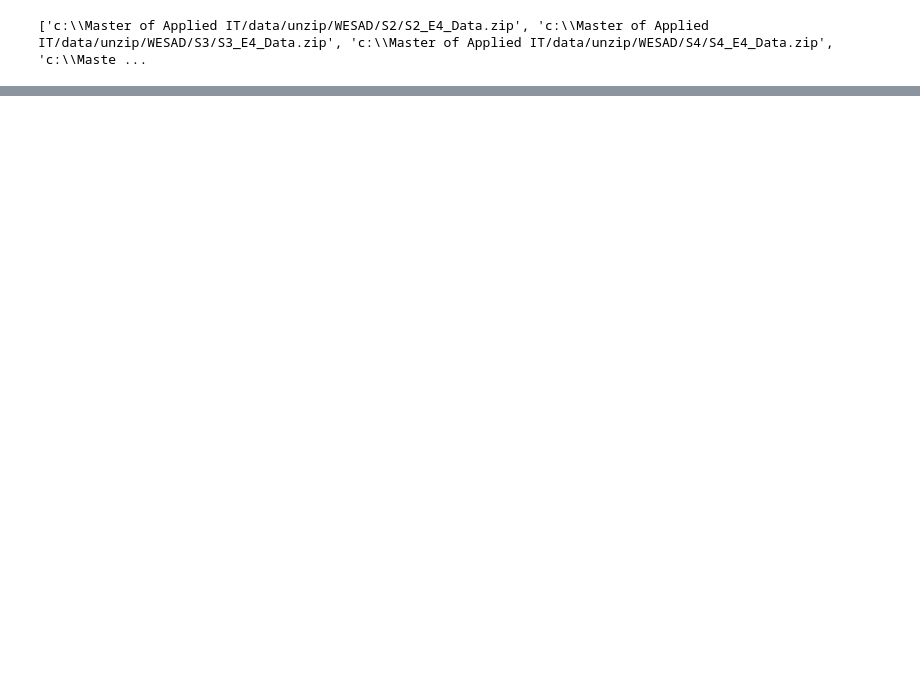
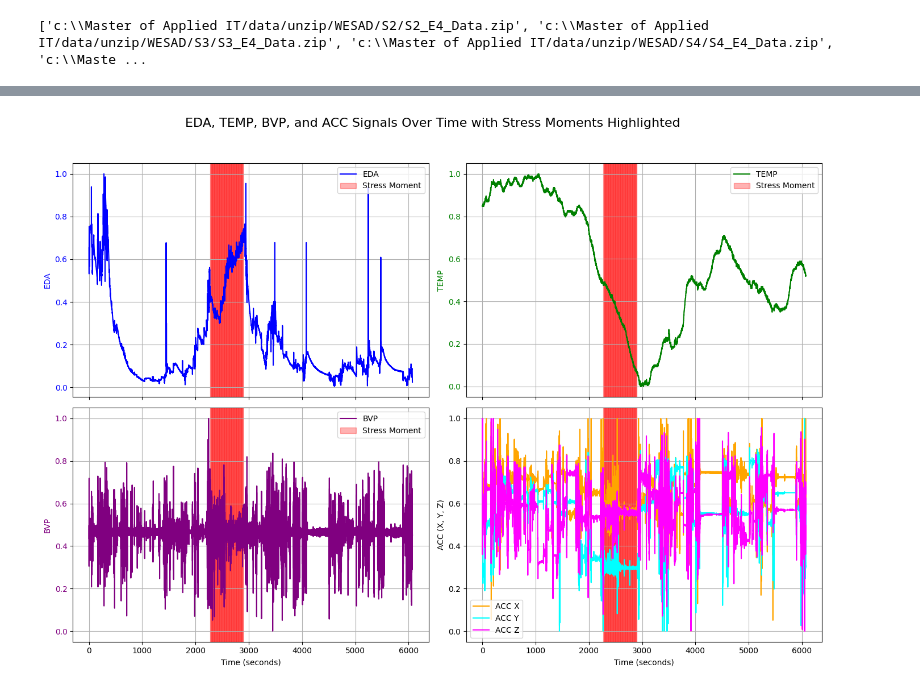
Before and after one commit to markgoertz/Convolutional-Neural-Network-on-Electrodermal-Activity-for-Stress-Assessment, a Jupyter notebook: code/unzip_script.ipynb, the cells around one changed output, grey strips where cells are left out. Drawn from its saved outputs; the diff is of its cells as text; code cells hidden in the pictures; blank space fills up the shorter version.

Commit message:
Wrist sensors can be applied to the model
- EDA
- BVP
- ACC
- TEMP

```diff
--- a/code/unzip_script.ipynb
+++ b/code/unzip_script.ipynb
@@ -201,3 +285,102 @@ def process_chest_signals(folder):
+# %%
+import os
+import numpy as np
+import pandas as pd
+import matplotlib.pyplot as plt
+
+def plot_signal_with_highlight(ax, time, signal, stress_indices, df, title, color, ylabel):
+    """Helper function to plot a signal with stress highlights."""
+    ax.plot(time, signal, label=title, color=color)
+    ax.set_ylabel(ylabel, color=color)
+    ax.tick_params(axis='y', labelcolor=color)
+
+    # Highlight stress moments
+    for idx in stress_indices:
+        ax.axvspan(df['StartTime'][idx], df['StartTime'][idx] + 8, color='red', alpha=0.3, label='Stress Moment' if idx == stress_indices[0] else "")
+
+def plot_windows_signals(folder_path):
+    """Plots the EDA, TEMP, BVP, and ACC (X, Y, Z) windows and highlights stress moments."""
+    # Load the CSV file
+    csv_file = os.path.join(folder_path, 'S2_sliding_windows.csv')
+    df = pd.read_csv(csv_file)
+
+    # Convert string representations to numpy arrays
+    def convert_to_array(series):
+        return series.apply(lambda x: np.fromstring(x.strip('[]'), sep=',') if isinstance(x, str) else np.nan)
+
+    eda_windows = convert_to_array(df['EDA'])
+    temp_windows = convert_to_array(df['TEMP'])
+    bvp_windows = convert_to_array(df['BVP'])
+    x_windows = convert_to_array(df['X'])
+    y_windows = convert_to_array(df['Y'])
+    z_windows = convert_to_array(df['Z'])
+
+    # Flatten the arrays for plotting
+    flat_eda = np.concatenate(eda_windows.values)
+    flat_temp = np.concatenate(temp_windows.values)
+    flat_bvp = np.concatenate(bvp_windows.values)
+    flat_x = np.concatenate(x_windows.values)
+    flat_y = np.concatenate(y_windows.values)
+    flat_z = np.concatenate(z_windows.values)
+
+    # Calculate time for the x-axis
+    time_axis_eda = np.arange(0, len(flat_eda)) / 4  # EDA is sampled at 4 Hz
+    time_axis_temp = np.arange(0, len(flat_temp)) / 4  # TEMP is sampled at 4 Hz
+    time_axis_bvp = np.arange(0, len(flat_bvp)) / 32  # BVP is sampled at 32 Hz
+    time_axis_acc = np.arange(0, len(flat_x)) / 32  # ACC is sampled at 32 Hz
+
+    # Identify stress moments (label = 2)
+    stress_indices = df[df['labels'].apply(lambda x: 1 in eval(x) if isinstance(x, str) else False)].index
+
+    # Create the subplots with 2 columns
+    fig, axs = plt.subplots(2, 2, figsize=(14, 10), sharex=True)
+    axs = axs.flatten()  # Flatten the 2D array of axes for easy indexing
+
+    # Plot EDA
+    plot_signal_with_highlight(axs[0], time_axis_eda, flat_eda, stress_indices, df, 'EDA', 'blue', 'EDA')
+
+    # Plot TEMP
+    plot_signal_with_highlight(axs[1], time_axis_temp, flat_temp, stress_indices, df, 'TEMP', 'green', 'TEMP')
+
+    # Plot BVP
+    plot_signal_with_highlight(axs[2], time_axis_bvp, flat_bvp, stress_indices, df, 'BVP', 'purple', 'BVP')
+
+    # Plot ACC (X, Y, Z)
+    axs[3].plot(time_axis_acc, flat_x, label='ACC X', color='orange')
+    axs[3].plot(time_axis_acc, flat_y, label='ACC Y', color='cyan')
+    axs[3].plot(time_axis_acc, flat_z, label='ACC Z', color='magenta')
+    axs[3].set_ylabel('ACC (X, Y, Z)')
+    axs[3].tick_params(axis='y')
+
+    # Highlight stress moments for ACC
+    for idx in stress_indices:
+        axs[3].axvspan(df['StartTime'][idx], df['StartTime'][idx] + 8, color='red', alpha=0.3)
+
+    # Adding X-axis label and grid
+    axs[2].set_xlabel('Time (seconds)')
+    axs[3].set_xlabel('Time (seconds)')
+    for ax in axs:
+        ax.grid()
+
+    # Show legends for each plot
+    axs[0].legend()
+    axs[1].legend()
+    axs[2].legend()
+    axs[3].legend()
+
+    # Set title for the entire figure
+    plt.suptitle('EDA, TEMP, BVP, and ACC Signals Over Time with Stress Moments Highlighted', fontsize=16)
+
+    # Show the plot
+    plt.tight_layout()
+    plt.subplots_adjust(top=0.9)  # Adjust top to fit the title
+    plt.show()
+
+# Example call to plot the EDA, TEMP, BVP, and ACC windows with stress moments highlighted
+folder_path = MAIN_PATH + r'/data\unprocessed\WESAD\S2\wrist'  # Adjust the path as necessary
+plot_windows_signals(folder_path)
+# %% [output]
+[figure, added]
 # %%
 # Iterate over the folders and process wrist and chest signals
 for folder in folders:
```
Also changed, not shown: parts of 14 cells of this notebook, 9 other files.
